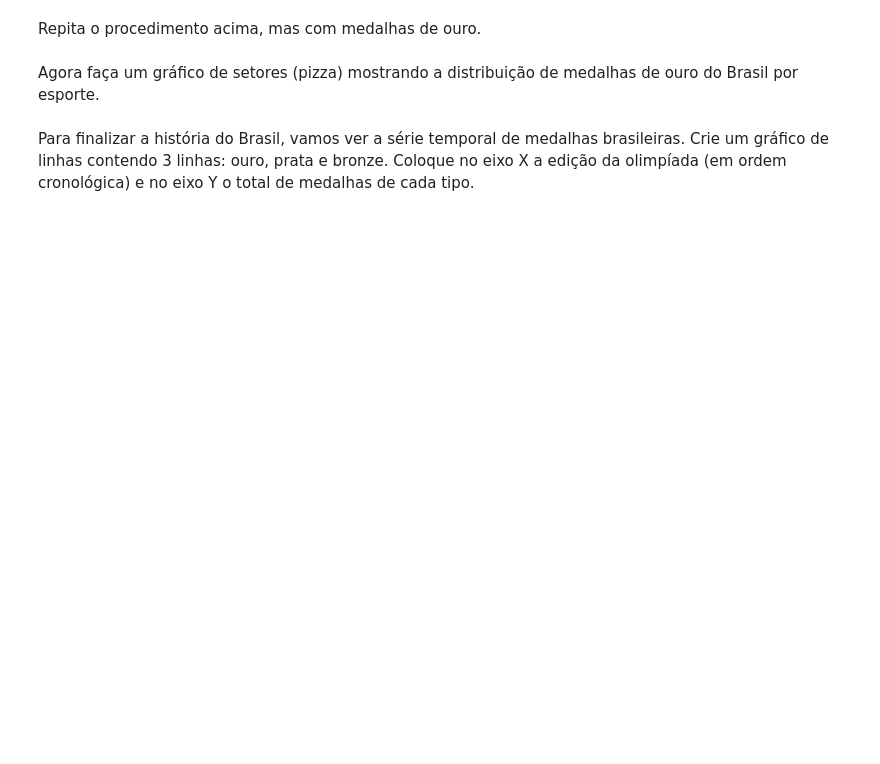
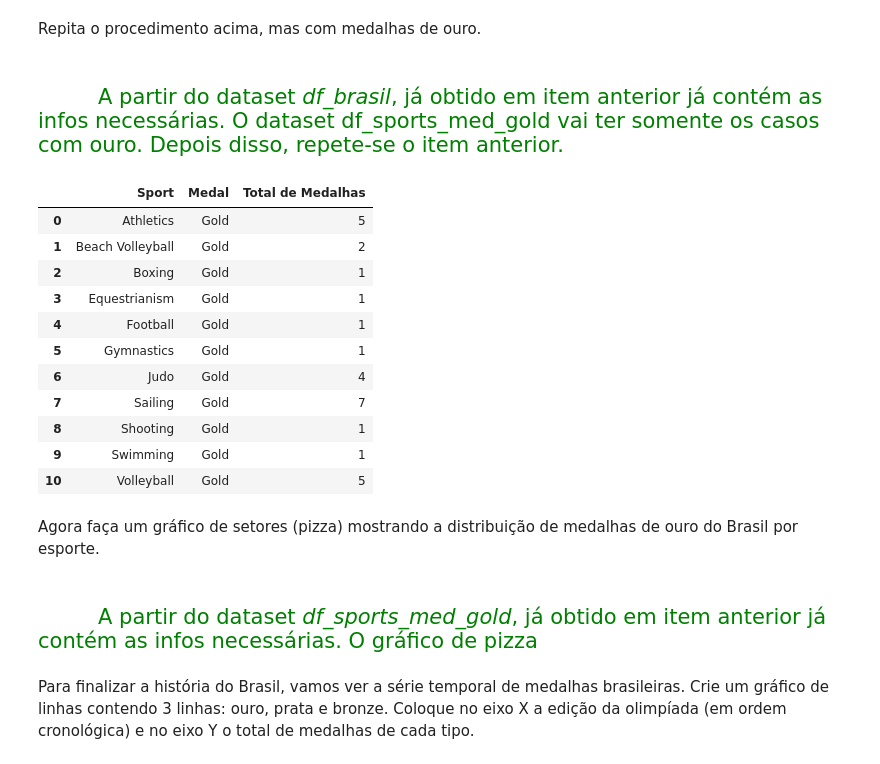
Before and after one commit to VictorBTaveira/Projeto-DataViz, a Jupyter notebook: Projeto_Dataviz.ipynb, the cells around one changed output. Drawn from its saved outputs; the diff is of its cells as text; code cells hidden in the pictures; blank space fills up the shorter version.

```diff
--- a/Projeto_Dataviz.ipynb
+++ b/Projeto_Dataviz.ipynb
@@ -332,3 +356,31 @@ fig = px.histogram(df_sports_med, x='Sport', y='Total de Medalhas', color='Medal
 fig.show()
 # %% [markdown]
 Repita o procedimento acima, mas com medalhas de ouro.
+# %% [markdown]
+<span style = 'color: green; font-size: 1.4em'><br> &nbsp;&nbsp;&nbsp;&nbsp;&nbsp;&nbsp;&nbsp;&nbsp; A partir do dataset *df_brasil*, já obtido em item anterior já contém as infos necessárias. O dataset df_sports_med_gold vai ter somente os casos com ouro. Depois disso, repete-se o item anterior. </span>
+# %%
+df_sports=df_brasil_med.drop_duplicates(subset = ['Event','Games'])
+
+df_sports_med = df_sports[df_sports.Medal == 'Gold'].groupby(['Sport','Medal']).size()
+
+df_sports_med_gold = df_sports_med.to_frame().reset_index()
+
+
+
+
+df_sports_med_gold.rename({df_sports_med_gold.columns[2]:"Total de Medalhas"},
+                        inplace = True, axis = 1)
+df_sports_med_gold
+# %% [output]
+|  | Sport | Medal | Total de Medalhas |
+| 0 | Athletics | Gold | 5 |
+| 1 | Beach Volleyball | Gold | 2 |
+| 2 | Boxing | Gold | 1 |
+| 3 | Equestrianism | Gold | 1 |
+| 4 | Football | Gold | 1 |
+| 5 | Gymnastics | Gold | 1 |
+| 6 | Judo | Gold | 4 |
+| 7 | Sailing | Gold | 7 |
+| 8 | Shooting | Gold | 1 |
+| 9 | Swimming | Gold | 1 |
+| 10 | Volleyball | Gold | 5 |
@@ -335,2 +395,4 @@ Repita o procedimento acima, mas com medalhas de ouro.
 # %% [markdown]
 Agora faça um gráfico de setores (pizza) mostrando a distribuição de medalhas de ouro do Brasil por esporte.
+# %% [markdown]
+<span style = 'color: green; font-size: 1.4em'><br> &nbsp;&nbsp;&nbsp;&nbsp;&nbsp;&nbsp;&nbsp;&nbsp; A partir do dataset *df_sports_med_gold*, já obtido em item anterior já contém as infos necessárias. O gráfico de pizza  </span>
```
Also changed, not shown: parts of 12 cells of this notebook.
